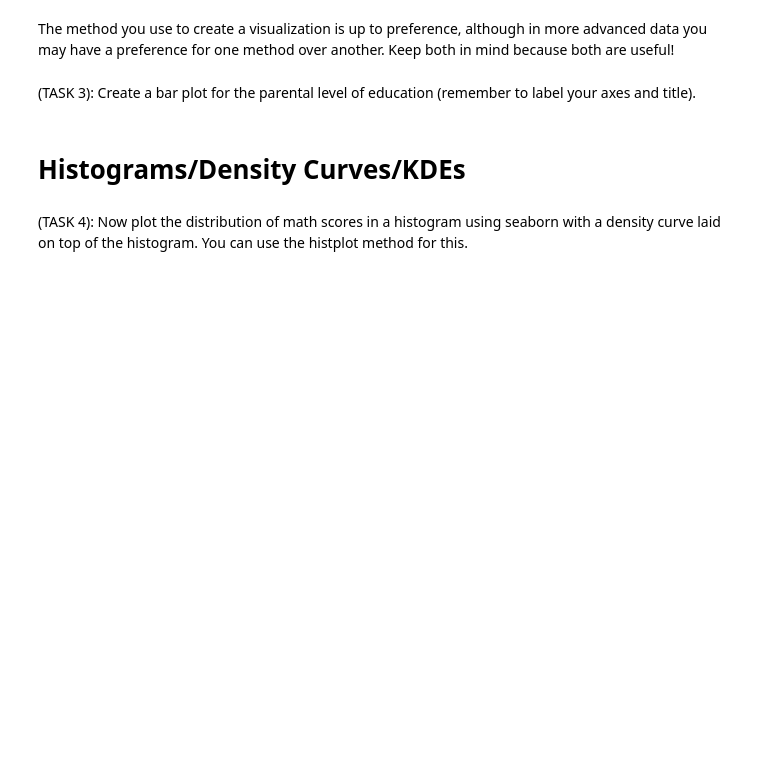
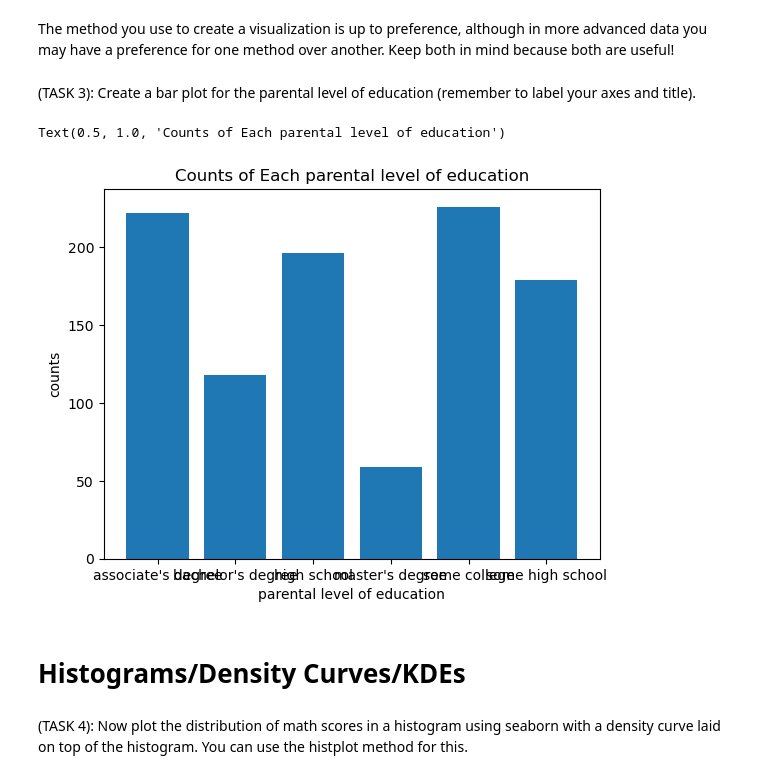
Before and after one commit to kyun33/JCP26Notebooks, a Jupyter notebook: Week_3_Visualizations copy.ipynb, the cells around one changed output. Cells and saved outputs as stored; diff of their text form; code cells hidden in the pictures; blank space fills up the shorter version.

```diff
--- a/Week_3_Visualizations copy.ipynb
+++ b/Week_3_Visualizations copy.ipynb
@@ -41,7 +72,15 @@ The method you use to create a visualization is up to preference, although in mo
 # %%
 ed = df.groupby("parental level of education").count()
 ed = ed["gender"].reset_index().rename(columns={"gender": "counts"})
 #TODO
+plt.bar(ed["parental level of education"], ed["counts"])
+
+plt.xlabel("parental level of education")
+plt.ylabel("counts")
+plt.title("Counts of Each Parental Level of Education")
+# %% [output]
+Text(0.5, 1.0, 'Counts of Each parental level of education')
+[figure, added]
 # %% [markdown]
 # Histograms/Density Curves/KDEs
 # %% [markdown]
```
Also changed, not shown: parts of 28 cells of this notebook.
